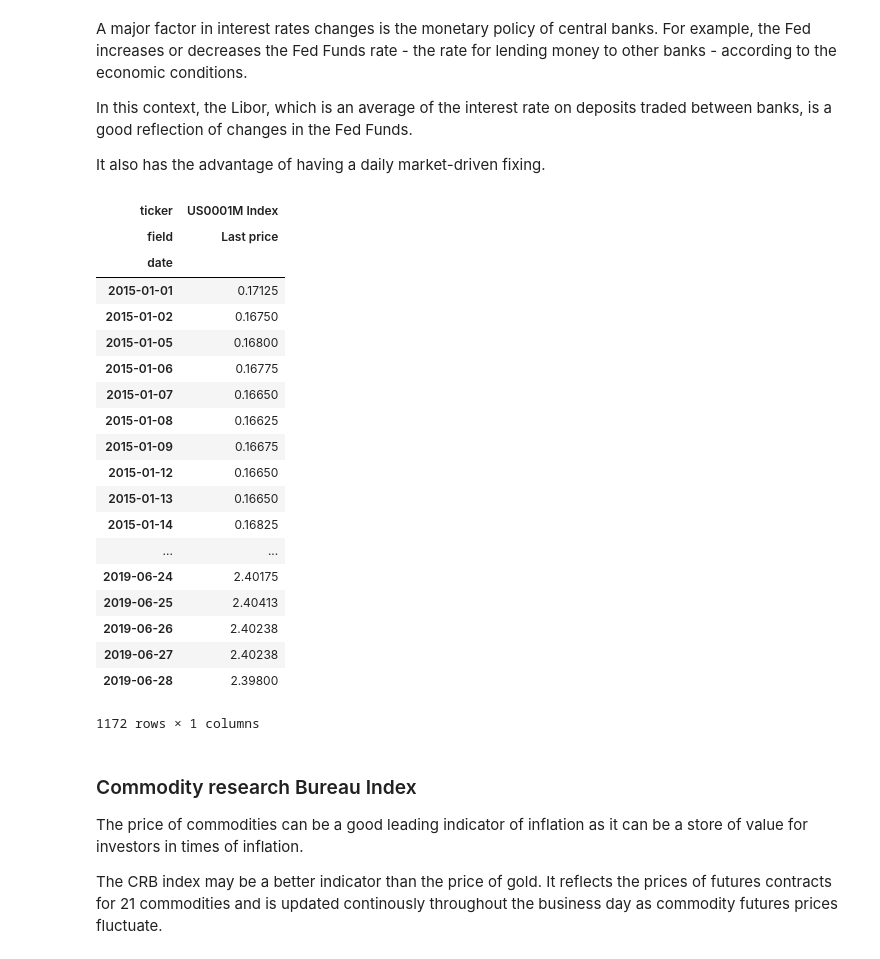
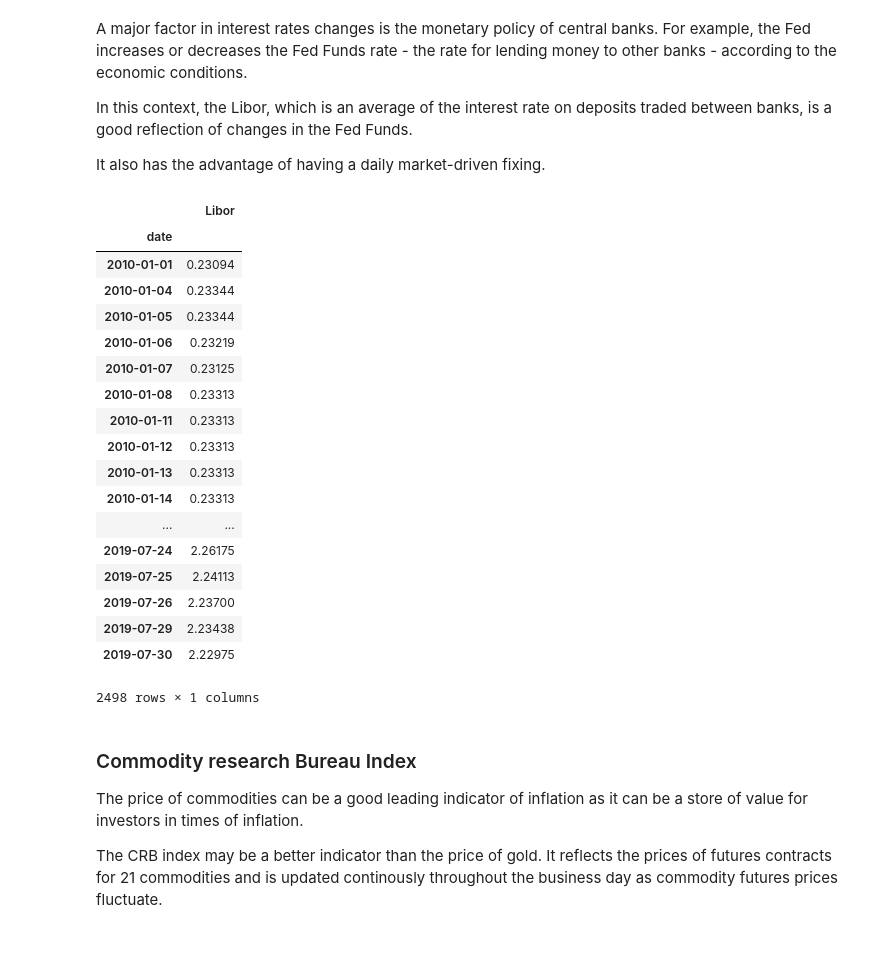
Before and after one commit to fkanoun/Finance-Fixed-Income, a Jupyter notebook: MACROS-collection.ipynb, the cells around one changed output. Cells and saved outputs as stored; diff of their text form; code cells hidden in the pictures.

```diff
--- a/MACROS-collection.ipynb
+++ b/MACROS-collection.ipynb
@@ -14,12 +12,8 @@ con.start()
 # %% [markdown]
 ### Dates Range
 # %%
-START_DATE = '20150101'
-END_DATE = '20190630'
-
-dates = pd.date_range(start=START_DATE,end=END_DATE)
-intermediate_dates = [elem.strftime("%Y%m%d") for elem in dates]
-#small_intermediate_dates = [elem.strftime("%Y%m%d") for elem in pd.date_range(start='20190101',end=END_DATE)]
+intermediate_dates = get_date_range(START_DATE,TODAY_DATE)
+#small_intermediate_dates = [elem.strftime("%Y%m%d") for elem in pd.date_range(start='20190101',end=TODAY_DATE)]
 #intermediate_dates = intermediate_dates[::-1]
 print('Number of days studied :',len(intermediate_dates))
 # %% [output]
@@ -170,32 +156,30 @@ In this context, the Libor, which is an average of the interest rate on deposits
 
 It also has the advantage of having a daily market-driven fixing.
 # %%
-Libor_df = con.bdh('US0001M Index','Last price',START_DATE,END_DATE,elms=[('nonTradingDayFillOption','NON_TRADING_WEEKDAYS')])
-Libor_df = Libor_df[2:].set_index('ticker')
+Libor_df = con.bdh('US0001M Index','Last price',START_DATE,TODAY_DATE,elms=[('nonTradingDayFillOption','NON_TRADING_WEEKDAYS')])
 Libor_df.columns=['Libor']
 Libor_df.to_csv('Libor.csv')
 Libor_df
 # %% [output]
-| ticker | US0001M Index |
-| field | Last price |
+|  | Libor |
 | date |  |
-| 2015-01-01 | 0.17125 |
-| 2015-01-02 | 0.16750 |
-| 2015-01-05 | 0.16800 |
-| 2015-01-06 | 0.16775 |
-| 2015-01-07 | 0.16650 |
-| 2015-01-08 | 0.16625 |
-| 2015-01-09 | 0.16675 |
-| 2015-01-12 | 0.16650 |
-| 2015-01-13 | 0.16650 |
-| 2015-01-14 | 0.16825 |
+| 2010-01-01 | 0.23094 |
+| 2010-01-04 | 0.23344 |
+| 2010-01-05 | 0.23344 |
+| 2010-01-06 | 0.23219 |
+| 2010-01-07 | 0.23125 |
+| 2010-01-08 | 0.23313 |
+| 2010-01-11 | 0.23313 |
+| 2010-01-12 | 0.23313 |
+| 2010-01-13 | 0.23313 |
+| 2010-01-14 | 0.23313 |
 | ... | ... |
-| 2019-06-24 | 2.40175 |
-| 2019-06-25 | 2.40413 |
-| 2019-06-26 | 2.40238 |
-| 2019-06-27 | 2.40238 |
-| 2019-06-28 | 2.39800 |
+| 2019-07-24 | 2.26175 |
+| 2019-07-25 | 2.24113 |
+| 2019-07-26 | 2.23700 |
+| 2019-07-29 | 2.23438 |
+| 2019-07-30 | 2.22975 |
-1172 rows × 1 columns
+2498 rows × 1 columns
 # %% [markdown]
 ### Commodity research Bureau Index
 
```
Also changed, not shown: parts of 10 cells of this notebook, 41 other files.
